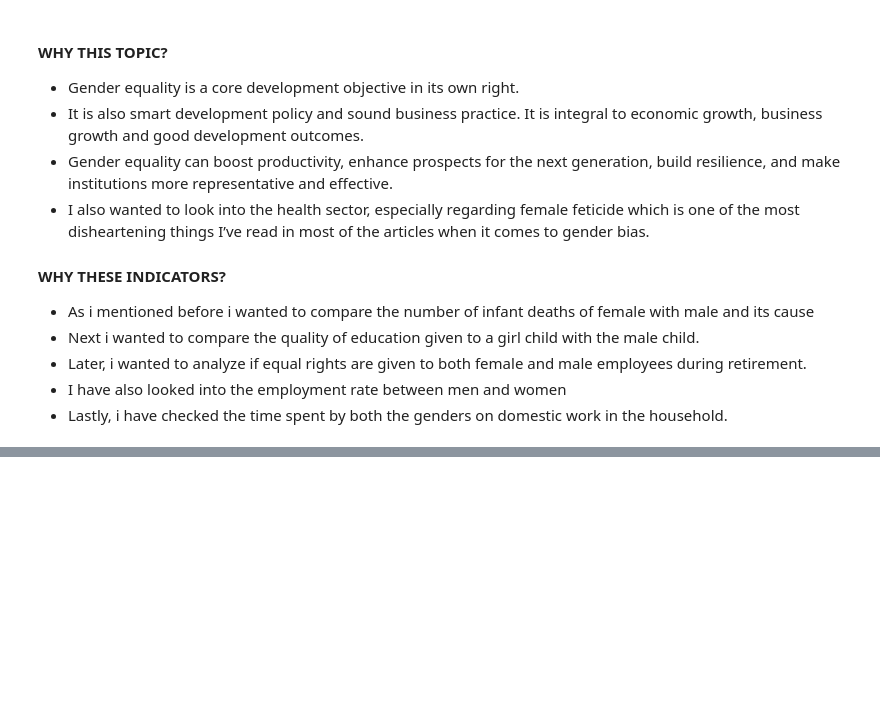
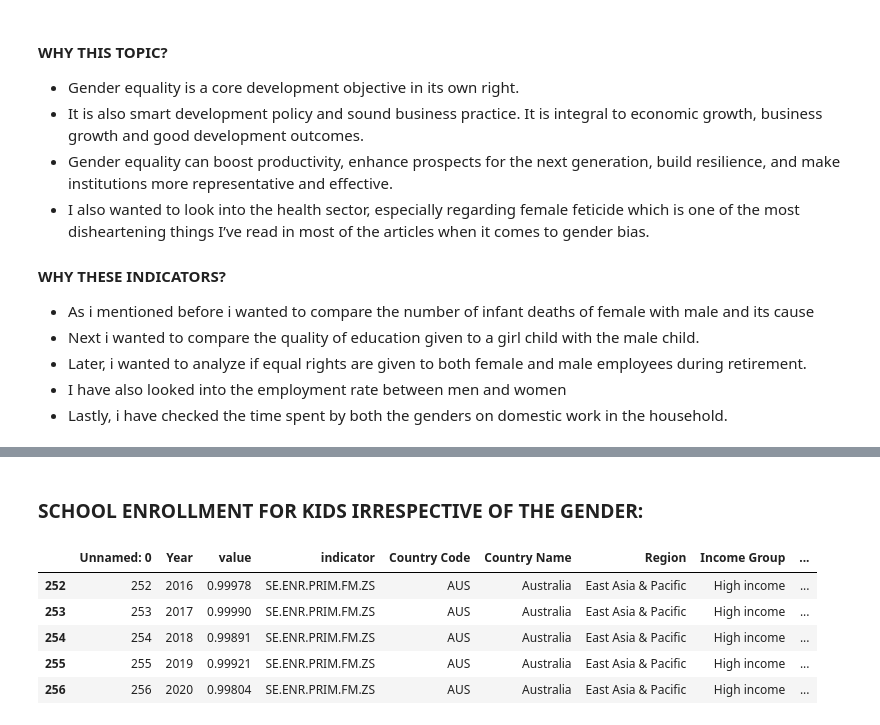
Before and after one commit to Jyothsna9618/Jabboju1, a Jupyter notebook: Individual_Project/ipynb/project.ipynb, the cells around one changed output, grey strips where cells are left out. Saved outputs shown, nothing was run; the diff lists cells and outputs as text; code cells hidden in the pictures; blank space fills up the shorter version.

```diff
--- a/Individual_Project/ipynb/project.ipynb
+++ b/Individual_Project/ipynb/project.ipynb
@@ -54,0 +137,12 @@
+# %% [markdown]
+### SCHOOL ENROLLMENT FOR KIDS IRRESPECTIVE OF THE GENDER:
+# %%
+df_scl = df.query("indicator == 'SE.ENR.PRIM.FM.ZS'")
+df_scl.head(5)
+# %% [output]
+|  | Unnamed: 0 | Year | value | indicator | Country Code | Country Name | Region | Income Group | ... |
+| 252 | 252 | 2016 | 0.99978 | SE.ENR.PRIM.FM.ZS | AUS | Australia | East Asia & Pacific | High income | ... |
+| 253 | 253 | 2017 | 0.99990 | SE.ENR.PRIM.FM.ZS | AUS | Australia | East Asia & Pacific | High income | ... |
+| 254 | 254 | 2018 | 0.99891 | SE.ENR.PRIM.FM.ZS | AUS | Australia | East Asia & Pacific | High income | ... |
+| 255 | 255 | 2019 | 0.99921 | SE.ENR.PRIM.FM.ZS | AUS | Australia | East Asia & Pacific | High income | ... |
+| 256 | 256 | 2020 | 0.99804 | SE.ENR.PRIM.FM.ZS | AUS | Australia | East Asia & Pacific | High income | ... |
```
Also changed, not shown: parts of 29 cells of this notebook.
